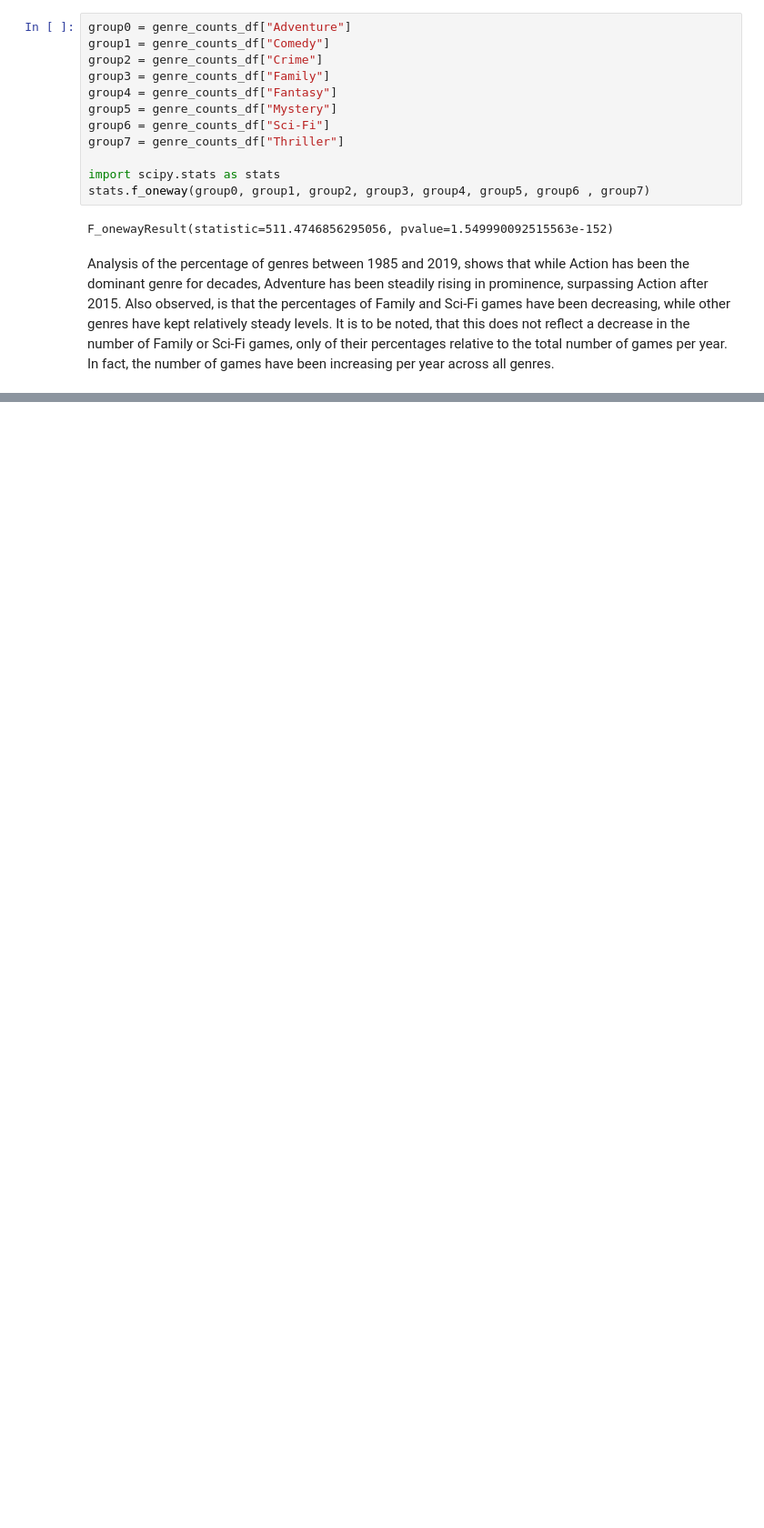
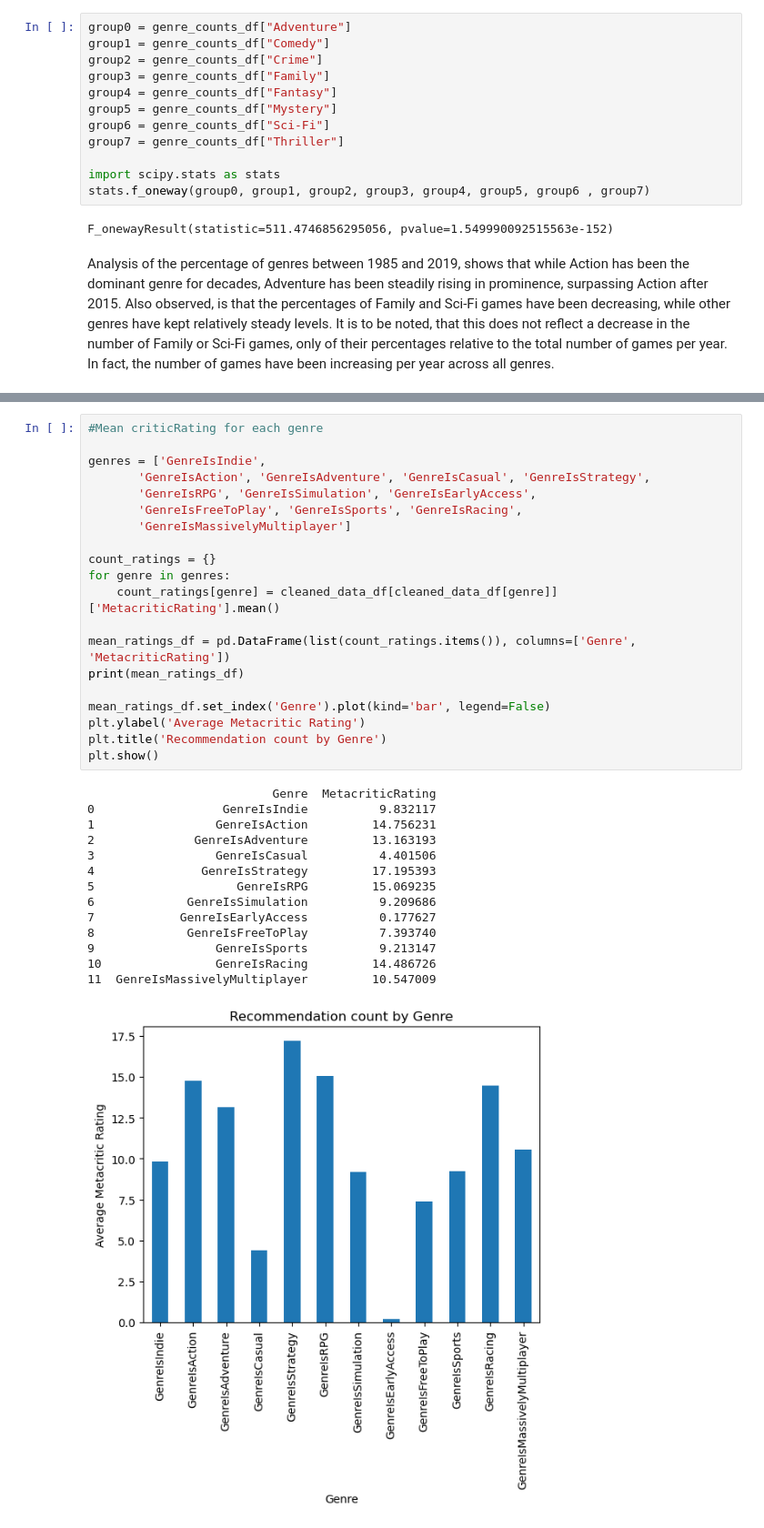
Before and after one commit to nardyjh/Project1-Group7, a Jupyter notebook: project1_Group7_game.ipynb, the cells around one changed output, grey strips where cells are left out. Shown at 91% size. Cells and saved outputs as stored; diff of their text form; blank space fills up the shorter version.

```diff
--- a/project1_Group7_game.ipynb
+++ b/project1_Group7_game.ipynb
@@ -583,0 +636,35 @@ Also observed, is that the percentages of Family and Sci-Fi games have been decr
+# %%
+#Mean criticRating for each genre
+
+genres = ['GenreIsIndie',
+       'GenreIsAction', 'GenreIsAdventure', 'GenreIsCasual', 'GenreIsStrategy',
+       'GenreIsRPG', 'GenreIsSimulation', 'GenreIsEarlyAccess',
+       'GenreIsFreeToPlay', 'GenreIsSports', 'GenreIsRacing',
+       'GenreIsMassivelyMultiplayer']
+
+count_ratings = {}
+for genre in genres:
+    count_ratings[genre] = cleaned_data_df[cleaned_data_df[genre]]['MetacriticRating'].mean()
+
+mean_ratings_df = pd.DataFrame(list(count_ratings.items()), columns=['Genre', 'MetacriticRating'])
+print(mean_ratings_df)
+
+mean_ratings_df.set_index('Genre').plot(kind='bar', legend=False)
+plt.ylabel('Average Metacritic Rating')
+plt.title('Recommendation count by Genre')
+plt.show()
+# %% [output]
+                          Genre  MetacriticRating
+0                  GenreIsIndie          9.832117
+1                 GenreIsAction         14.756231
+2              GenreIsAdventure         13.163193
+3                 GenreIsCasual          4.401506
+4               GenreIsStrategy         17.195393
+5                    GenreIsRPG         15.069235
+6             GenreIsSimulation          9.209686
+7            GenreIsEarlyAccess          0.177627
+8             GenreIsFreeToPlay          7.393740
+9                 GenreIsSports          9.213147
+10                GenreIsRacing         14.486726
+11  GenreIsMassivelyMultiplayer         10.547009
+[figure, added]
```
Also changed, not shown: parts of 11 cells of this notebook, 3 other files.
